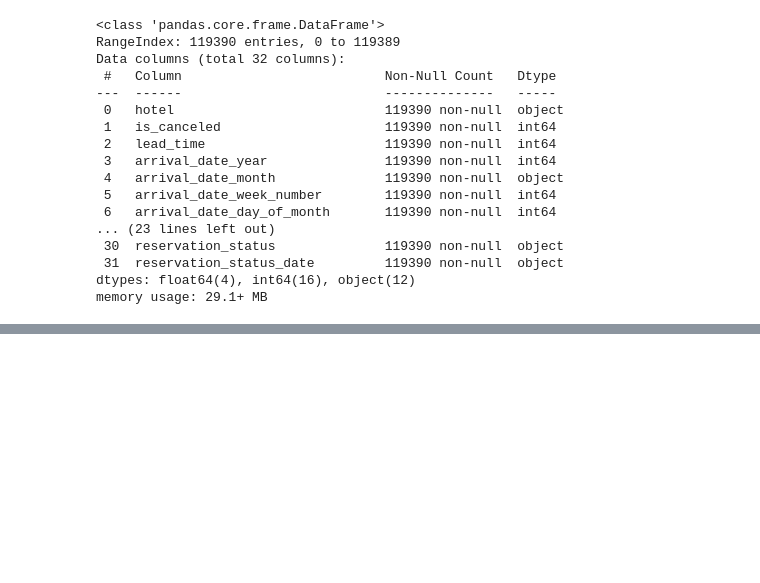
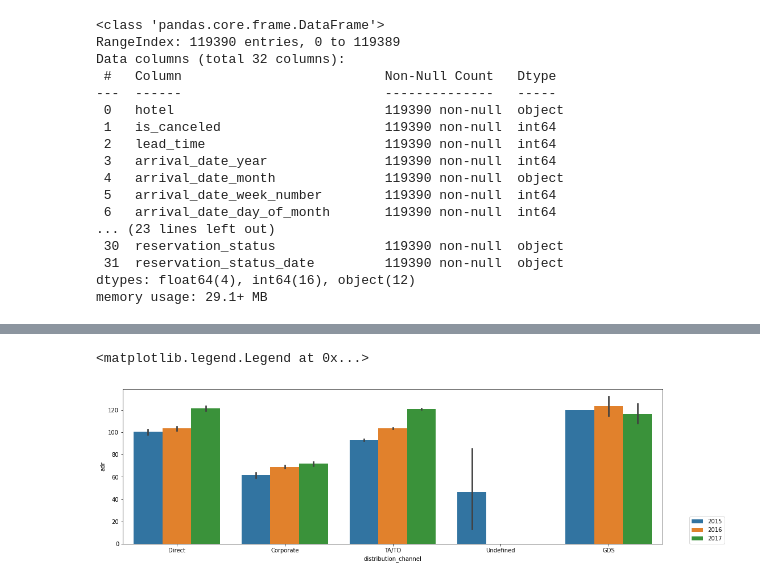
Before and after one commit to Vinnev/EDA-Capstone-Project-1, a Jupyter notebook: Hotel_Booking_Analysis(Individual_)_Capstone_Project.ipynb, the cells around one changed output, grey strips where cells are left out. Saved outputs shown, nothing was run; the diff lists cells and outputs as text; code cells hidden in the pictures; blank space fills up the shorter version.

```diff
--- a/Hotel_Booking_Analysis(Individual_)_Capstone_Project.ipynb
+++ b/Hotel_Booking_Analysis(Individual_)_Capstone_Project.ipynb
@@ -158,0 +141,8 @@ memory usage: 28.1+ MB
+# %%
+#2)ADR with respect to distribution channel
+plt.figure(figsize=(17,5))
+sns.barplot(data=df, x='distribution_channel',y='adr',hue='arrival_date_year')
+plt.legend(loc=(1.05,0))
+# %% [output]
+<matplotlib.legend.Legend at 0x...>
+[figure, added]
```
Also changed, not shown: parts of 19 cells of this notebook.
